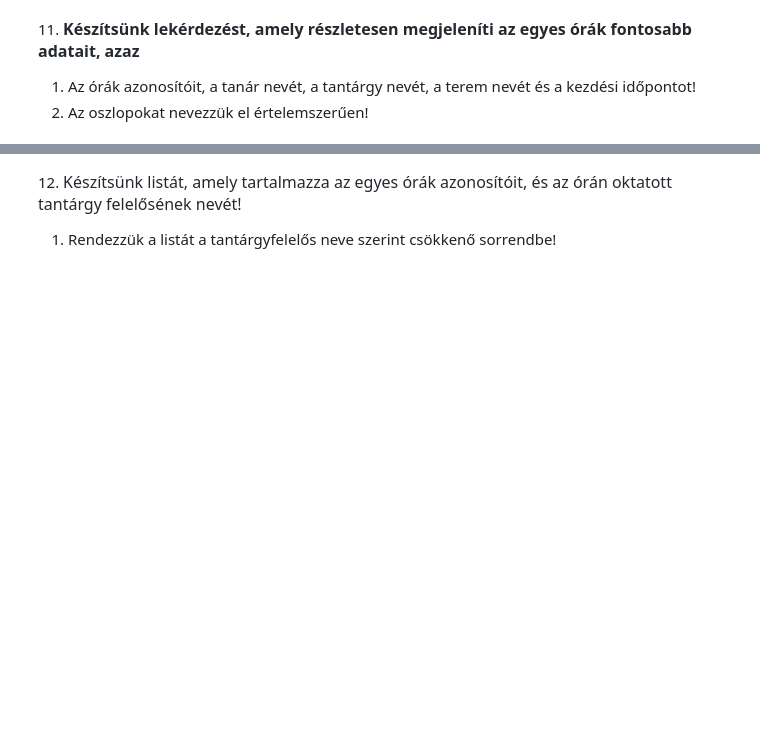
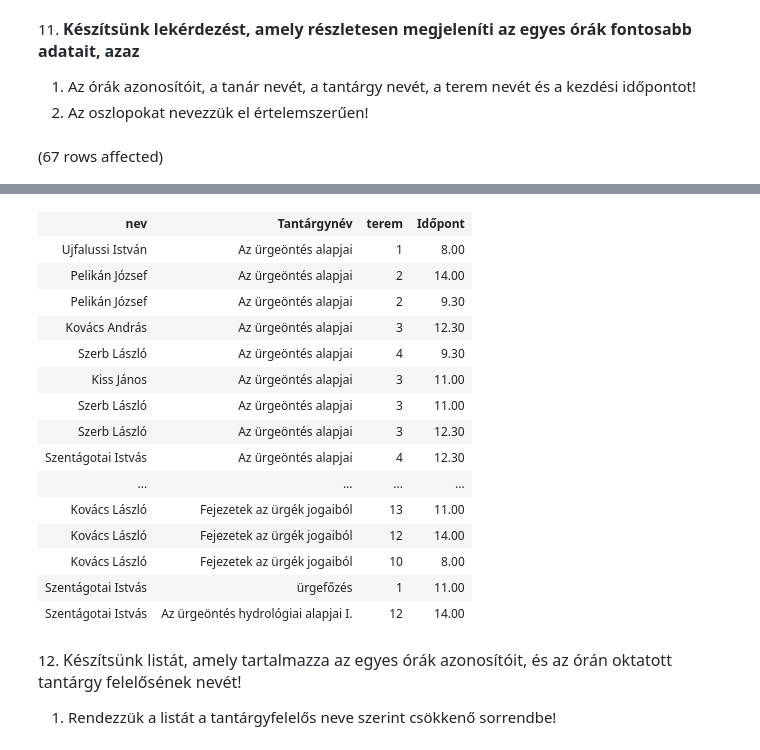
Before and after one commit to richardhestencz/Adatbazisok, a Jupyter notebook: gyakorlat02_feladatok .ipynb, the cells around one changed output, grey strips where cells are left out. Saved outputs shown, nothing was run; the diff lists cells and outputs as text; code cells hidden in the pictures; blank space fills up the shorter version.

```diff
--- a/gyakorlat02_feladatok .ipynb
+++ b/gyakorlat02_feladatok .ipynb
@@ -125,3 +246,10 @@ Total execution time: 00:00:00.010
 
 1. Az órák azonosítóit, a tanár nevét, a tantárgy nevét, a terem nevét és a kezdési időpontot!
 2. Az oszlopokat nevezzük el értelemszerűen!
+# %%
+SELECT ok.nev, t.Tantárgynév, o.terem, s.Időpont
+FROM Orak o JOIN Oktatok ok ON o.tanar = ok.oktato_id
+            JOIN Tantárgyak t ON o.targy = t.Tkód
+            JOIN Savok s ON o.Sav = s.Sav_id
+# %% [output]
+(67 rows affected)
@@ -128,3 +257,19 @@ Total execution time: 00:00:00.010
+| nev | Tantárgynév | terem | Időpont |
+| Ujfalussi István | Az ürgeöntés alapjai | 1 | 8.00 |
+| Pelikán József | Az ürgeöntés alapjai | 2 | 14.00 |
+| Pelikán József | Az ürgeöntés alapjai | 2 | 9.30 |
+| Kovács András | Az ürgeöntés alapjai | 3 | 12.30 |
+| Szerb László | Az ürgeöntés alapjai | 4 | 9.30 |
+| Kiss János | Az ürgeöntés alapjai | 3 | 11.00 |
+| Szerb László | Az ürgeöntés alapjai | 3 | 11.00 |
+| Szerb László | Az ürgeöntés alapjai | 3 | 12.30 |
+| Szentágotai Istvás | Az ürgeöntés alapjai | 4 | 12.30 |
+| ... | ... | ... | ... |
+| Kovács László | Fejezetek az ürgék jogaiból | 13 | 11.00 |
+| Kovács László | Fejezetek az ürgék jogaiból | 12 | 14.00 |
+| Kovács László | Fejezetek az ürgék jogaiból | 10 | 8.00 |
+| Szentágotai Istvás | ürgefőzés | 1 | 11.00 |
+| Szentágotai Istvás | Az ürgeöntés hydrológiai alapjai I. | 12 | 14.00 |
 # %% [markdown]
 12. <span style="color: rgb(36, 41, 47); font-family: -apple-system, BlinkMacSystemFont, &quot;Segoe UI&quot;, Helvetica, Arial, sans-serif, &quot;Apple Color Emoji&quot;, &quot;Segoe UI Emoji&quot;; font-size: 16px;">Készítsünk listát, amely tartalmazza az egyes órák azonosítóit, és az órán oktatott tantárgy felelősének nevét!</span>
 
```
Also changed, not shown: parts of 14 cells of this notebook.
